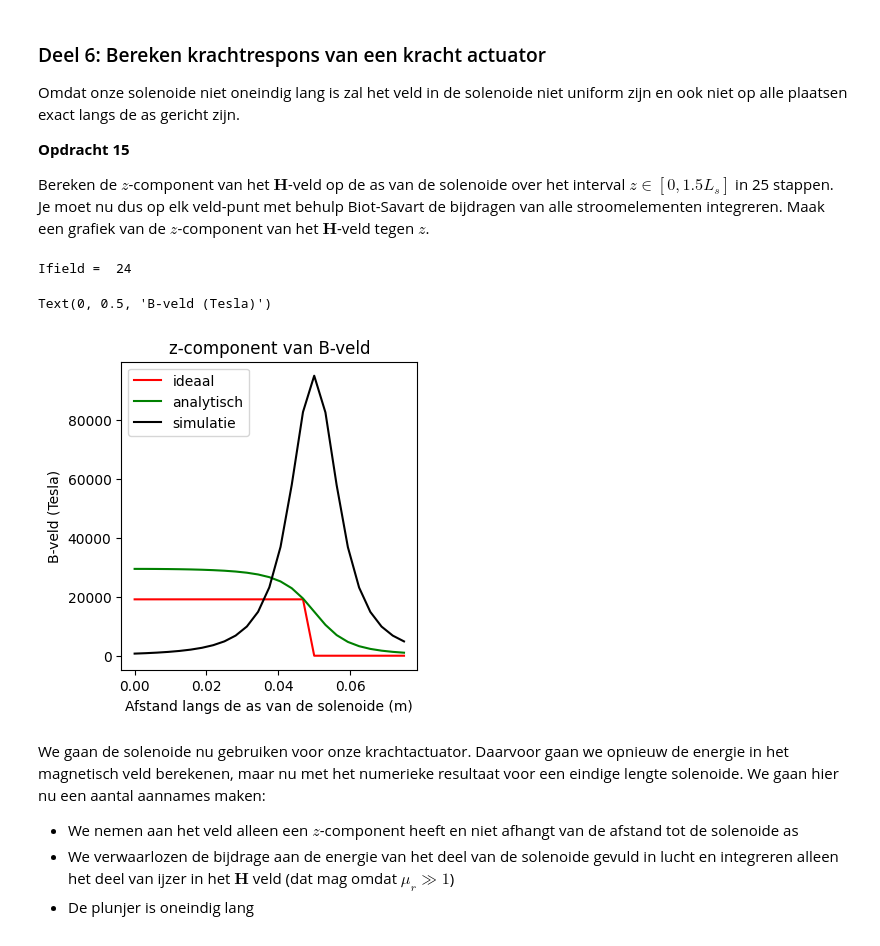
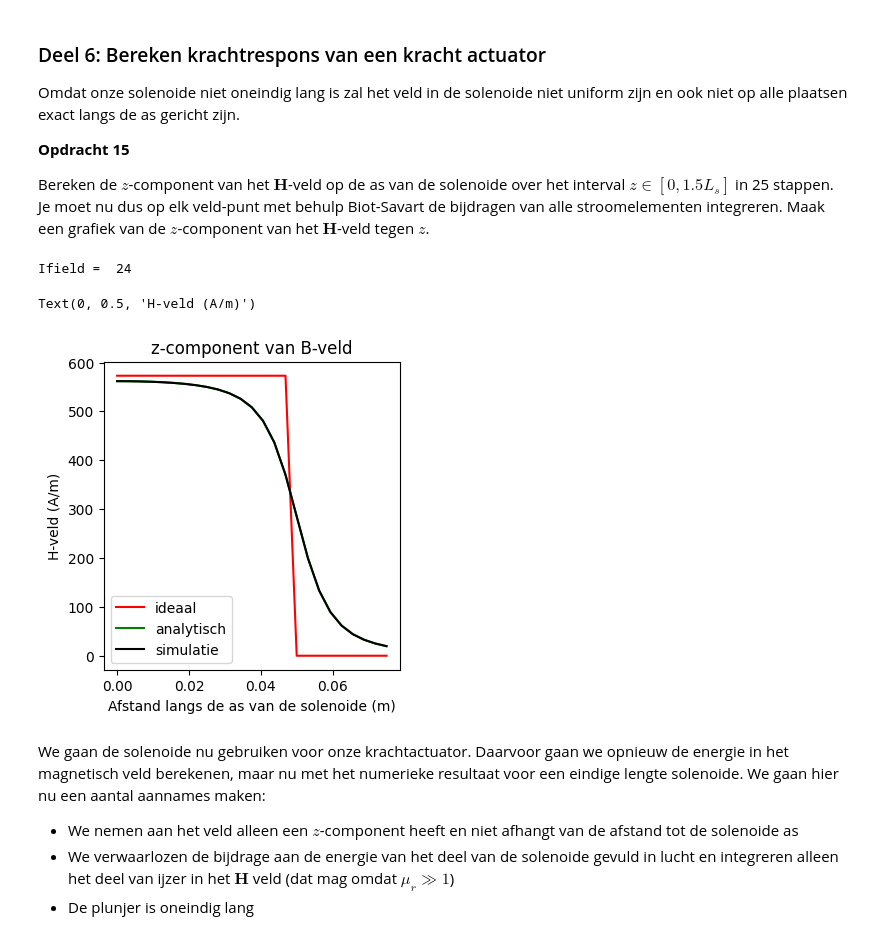
Before and after one commit to Caaldering/opdrachten-DEF-D_CA, a Jupyter notebook: 2KrachtactuatorOpdracht/2KrachtactuatorOpdracht/KrachtactuatorOpdracht.ipynb, the cells around one changed output. Cells and saved outputs as stored; diff of their text form; code cells hidden in the pictures.

```diff
--- a/2KrachtactuatorOpdracht/2KrachtactuatorOpdracht/KrachtactuatorOpdracht.ipynb
+++ b/2KrachtactuatorOpdracht/2KrachtactuatorOpdracht/KrachtactuatorOpdracht.ipynb
@@ -437,57 +459,67 @@ H_ax=np.zeros((n_ax,1))
 
 
 for i_field in range(n_ax):
-    print(f"\rIfield =  {i_field}", end="") # Print welk element van het veld nu berekend wordt.
-    r_field = np.array([0, 0, z_ax[i_field]])
-    Hsimulated=np.array([0,0,0], dtype='float64')
+    print(f"\rIfield =  {i_field}", end="")
 
-    for i_source in np.arange(1, N):
-            r_source = np.array([x[i], y[i], z[i]])
-            dl = np.array([(x[i] - x[i-1]), (y[i] - y[i-1]), (z[i] - z[i-1])])
-            Hsimulated += field_current_element(r_field, r_source, dl)
+    r_field = np.array([0.0, 0.0, z_ax[i_field]])
+    Hsimulated = np.array([0.0, 0.0, 0.0], dtype='float64')
+
+    for i_source in range(N-1):
+
+        r_source = np.array([x[i_source], y[i_source], z[i_source]])
+        dl_vec   = np.array([x[i_source+1] - x[i_source], y[i_source+1] - y[i_source], z[i_source+1] - z[i_source]])
+
+        # gebruik jouw functie
+        Hsimulated += field_current_element(r_field, r_source, dl_vec)
+
+
+    H_ax[i_field, 0] = Hsimulated[2]
 
 
 
-    H_ax[i_field,0]=Hsimulated[2]
+
 
 H_veld_ideaal=spoed*I*np.ones(n_ax)*(1.0*(z_ax < L_sol/2))
 
 # dit is nog een aardige analytische uitdrukking die je kan uitrekenen voor de z-component op de as van een solenoide met eindige lengte
-H_veld_analytisch=(500*I/L_sol/2)*((L_sol/2-z_ax)/np.sqrt((z_ax- L_sol/2)**2 + r_sol**2)+(L_sol/2+z_ax)/np.sqrt((z_ax+ L_sol/2)**2 + r_sol**2))
+H_veld_analytisch = (aantal_wikkelingen*I/L_sol/2)*(
+    (L_sol/2 - z_ax)/np.sqrt((z_ax - L_sol/2)**2 + r_sol**2) +
+    (L_sol/2 + z_ax)/np.sqrt((z_ax + L_sol/2)**2 + r_sol**2)
+)
 
 plt.figure(figsize=[13,4])
 plt.subplot(131)
 plt.title('z-component van B-veld')
 plt.plot(z_ax, H_veld_ideaal, '-r', label='ideaal')
 plt.plot(z_ax, H_veld_analytisch, '-g', label='analytisch')
 plt.plot(z_ax, H_ax, '-k', label='simulatie')
 plt.xlabel('Afstand langs de as van de solenoide (m)')
 plt.legend()
-plt.ylabel('B-veld (Tesla)')
+plt.ylabel('H-veld (A/m)')
 
 
             # totale_hoek = 2 * np.pi * N
             # theta = (i_source / N) * totale_hoek
 
             # x = r_sol * np.cos(theta)
             # y = r_sol * np.sin(theta)
             # z = -L_sol/2 + ((i_source / N) * L_sol)
             # r_source = np.array([x, y, z])
 
             # d_theta = totale_hoek / N
 
             # dx = -r_sol * np.sin(theta) * d_theta
             # dy = r_sol * np.cos(theta) * d_theta
             # dz = L_sol / N
 
             # dl = np.array([dx, dy, dz])
 
             # Hsimulated += field_current_element(r_field, r_source, dl)
             # print(f"Ifield =  {i_field}", end="")
 # %% [output]
 Ifield =  24
-Text(0, 0.5, 'B-veld (Tesla)')
+Text(0, 0.5, 'H-veld (A/m)')
-[figure, old version]
+[figure, new version]
 # %% [markdown]
 We gaan de solenoide nu gebruiken voor onze krachtactuator. Daarvoor gaan we opnieuw de energie in het magnetisch veld berekenen, maar nu met het numerieke resultaat voor een eindige lengte solenoide. We gaan hier nu een aantal aannames maken:
 * We nemen aan het veld alleen een $z$-component heeft en niet afhangt van de afstand tot de solenoide as
```
Also changed, not shown: parts of 7 cells of this notebook.
